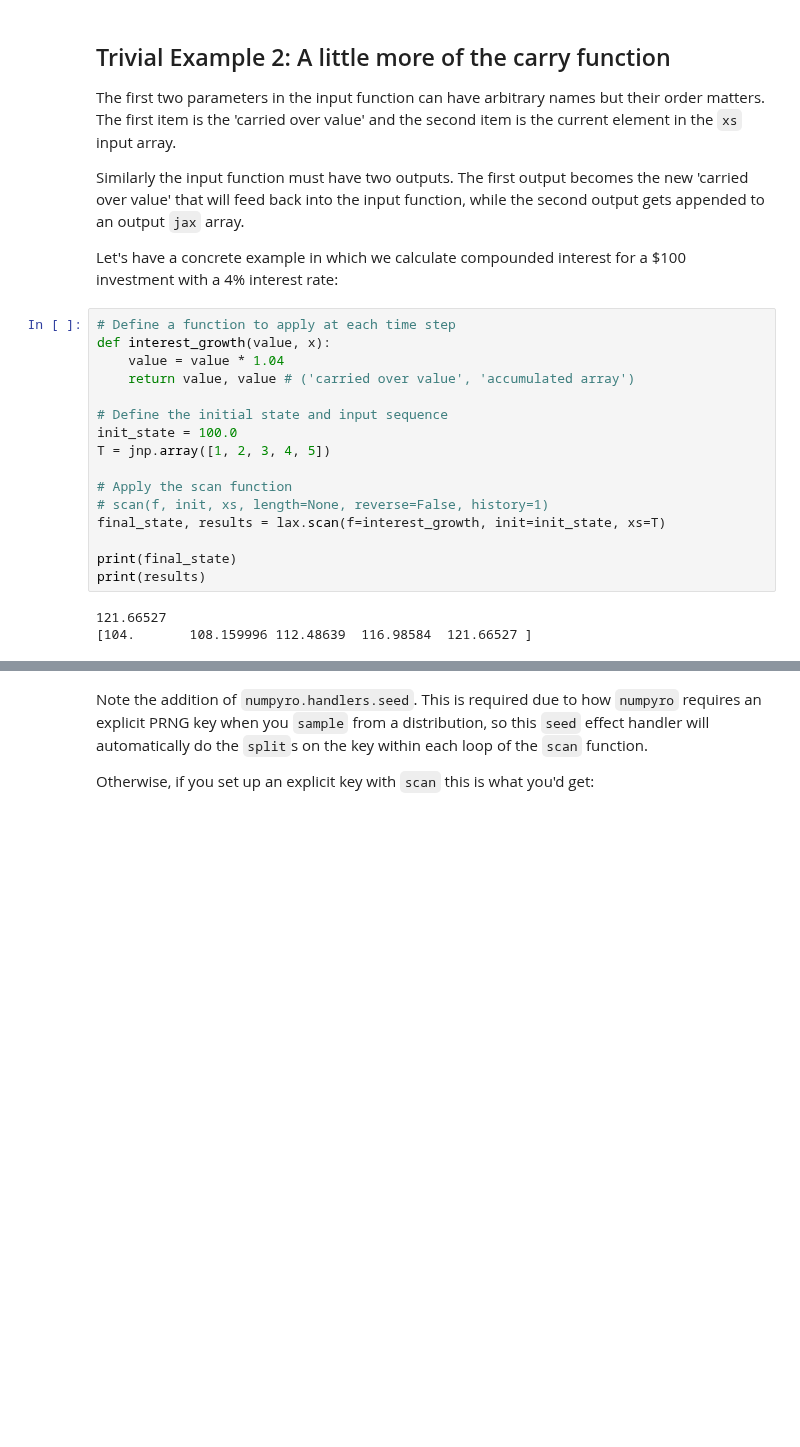
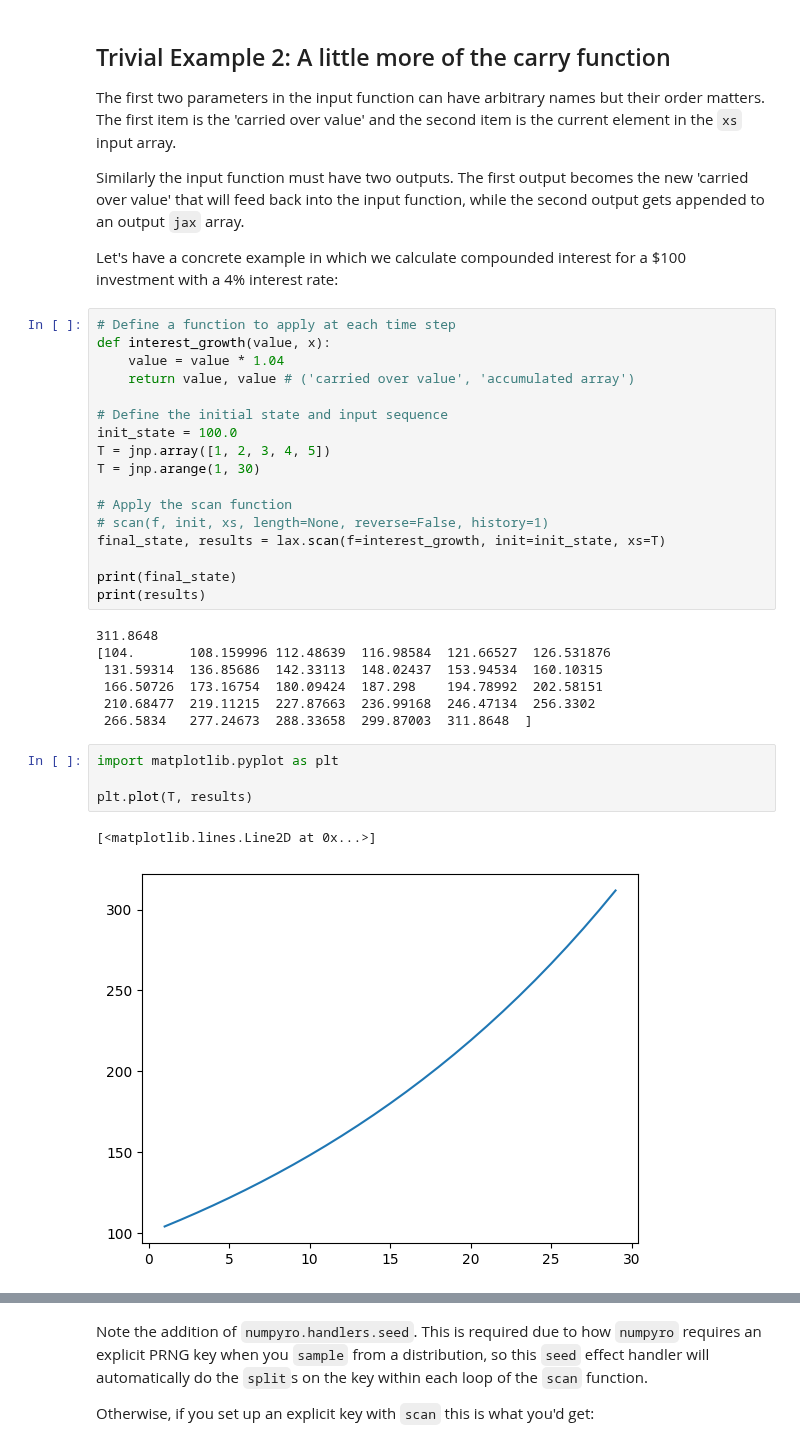
Before and after one commit to banditkings/learning-causal-impact, a Jupyter notebook: notebooks/0.1-numpyro_scan.ipynb, the cells around one changed output, grey strips where cells are left out. Cells and saved outputs as stored; diff of their text form; blank space fills up the shorter version.

```diff
--- a/notebooks/0.1-numpyro_scan.ipynb
+++ b/notebooks/0.1-numpyro_scan.ipynb
@@ -93,6 +93,7 @@ def interest_growth(value, x):
 # Define the initial state and input sequence
 init_state = 100.0
 T = jnp.array([1, 2, 3, 4, 5])
+T = jnp.arange(1, 30)
 
 # Apply the scan function
 # scan(f, init, xs, length=None, reverse=False, history=1)
@@ -101,5 +102,16 @@ final_state, results = lax.scan(f=interest_growth, init=init_state, xs=T)
 print(final_state)
 print(results)
 # %% [output]
-121.66527
-[104.       108.159996 112.48639  116.98584  121.66527 ]
+311.8648
+[104.       108.159996 112.48639  116.98584  121.66527  126.531876
+ 131.59314  136.85686  142.33113  148.02437  153.94534  160.10315
+ 166.50726  173.16754  180.09424  187.298    194.78992  202.58151
+ 210.68477  219.11215  227.87663  236.99168  246.47134  256.3302
+ 266.5834   277.24673  288.33658  299.87003  311.8648  ]
+# %%
+import matplotlib.pyplot as plt
+
+plt.plot(T, results)
+# %% [output]
+[<matplotlib.lines.Line2D at 0x...>]
+[figure, added]
```
Also changed, not shown: parts of 48 cells of this notebook, 4 other files.
